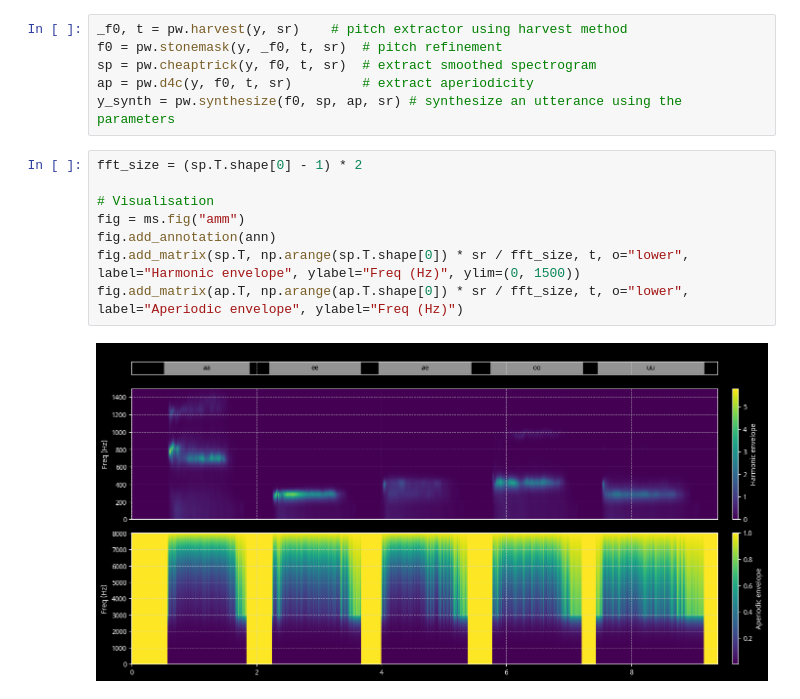
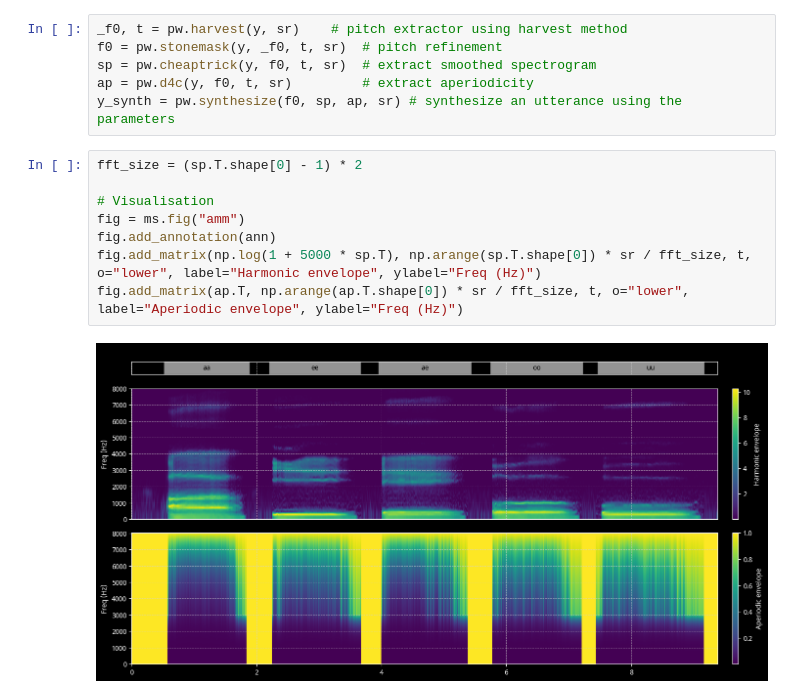
Before and after one commit to meluron-codecafe/devquest, a Jupyter notebook: notebooks/EXP-Spectral_Footprints_of_Spoken_Alphabets.ipynb, the cells around one changed output. Drawn from its saved outputs; the diff is of its cells as text.

```diff
--- a/notebooks/EXP-Spectral_Footprints_of_Spoken_Alphabets.ipynb
+++ b/notebooks/EXP-Spectral_Footprints_of_Spoken_Alphabets.ipynb
@@ -97,10 +97,10 @@ y_synth = pw.synthesize(f0, sp, ap, sr) # synthesize an utterance using the para
 # %%
 fft_size = (sp.T.shape[0] - 1) * 2
 
 # Visualisation
 fig = ms.fig("amm")
 fig.add_annotation(ann)
-fig.add_matrix(sp.T, np.arange(sp.T.shape[0]) * sr / fft_size, t, o="lower", label="Harmonic envelope", ylabel="Freq (Hz)", ylim=(0, 1500))
+fig.add_matrix(np.log(1 + 5000 * sp.T), np.arange(sp.T.shape[0]) * sr / fft_size, t, o="lower", label="Harmonic envelope", ylabel="Freq (Hz)")
 fig.add_matrix(ap.T, np.arange(ap.T.shape[0]) * sr / fft_size, t, o="lower", label="Aperiodic envelope", ylabel="Freq (Hz)")
 # %% [output]
-[figure, old version]
+[figure, new version]
```
Also changed, not shown: 8 other files.
